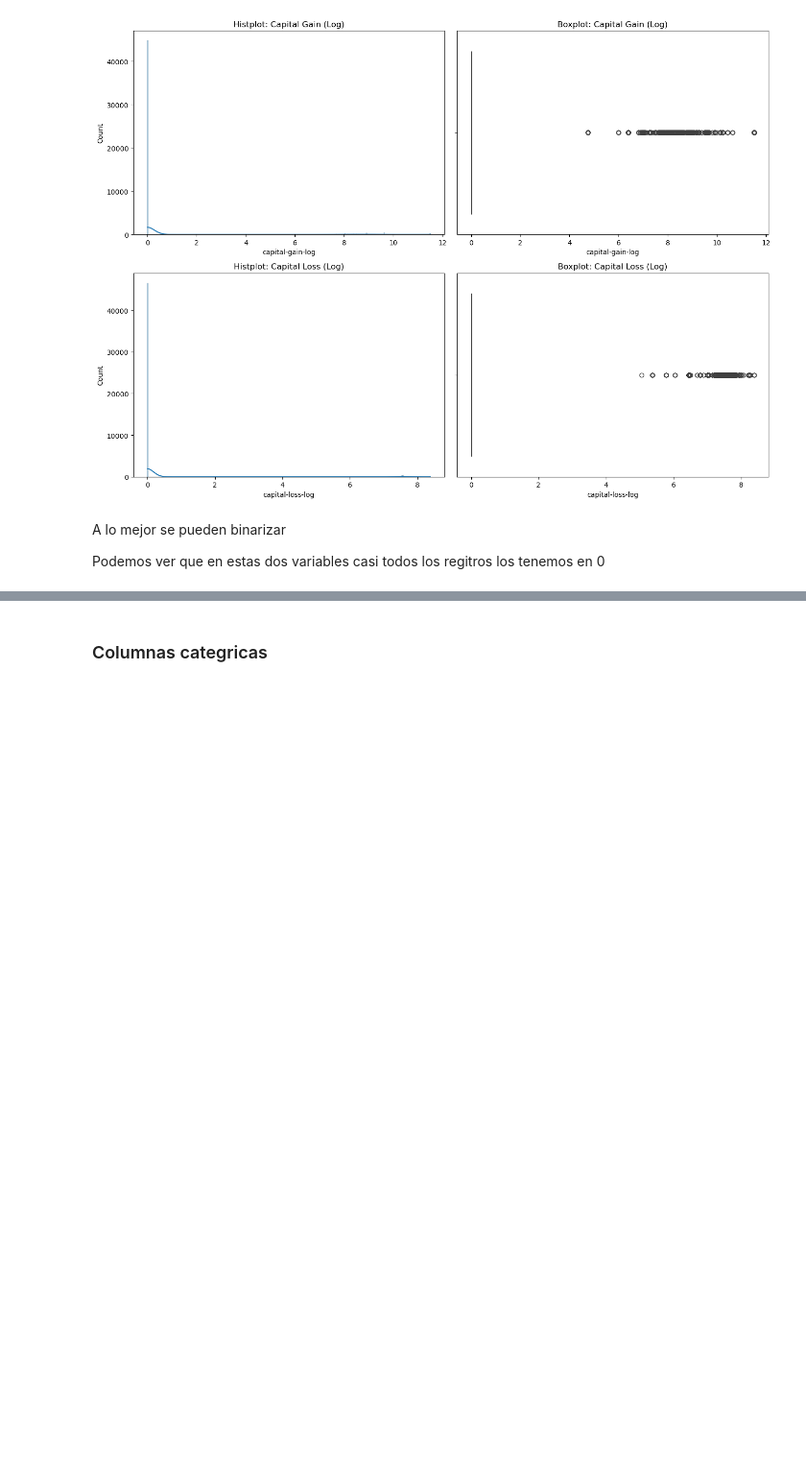
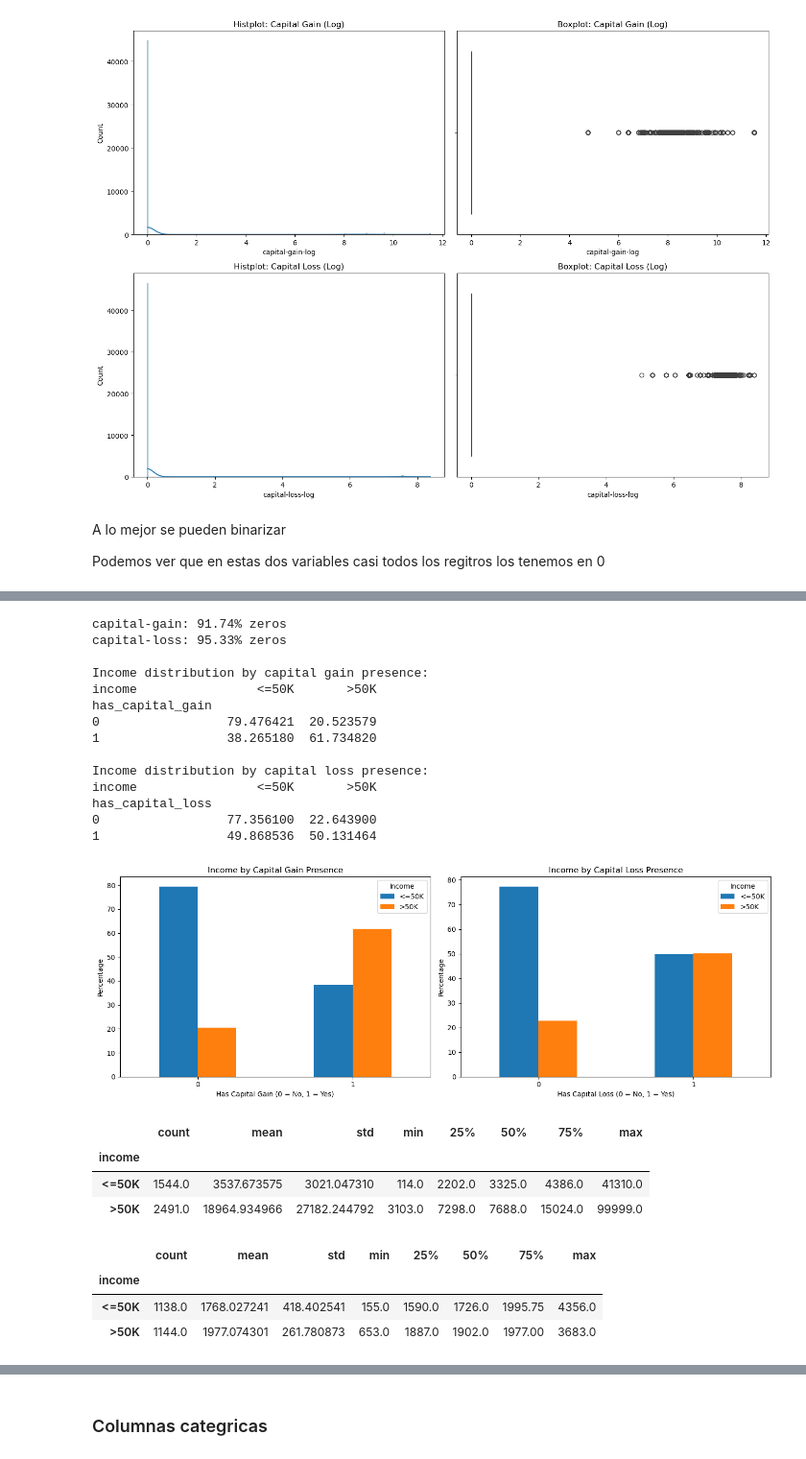
Before and after one commit to lauri871/trabajo_final, a Jupyter notebook: EDA.ipynb, the cells around one changed output, grey strips where cells are left out. Shown at 96% size. Saved outputs shown, nothing was run; the diff lists cells and outputs as text; code cells hidden in the pictures; blank space fills up the shorter version.

```diff
--- a/EDA.ipynb
+++ b/EDA.ipynb
@@ -389,3 +468,71 @@ Podemos ver que en estas dos variables casi todos los regitros los tenemos en 0
+# %%
+df['has_capital_gain'] = (df['capital-gain'] > 0).astype(int)
+df['has_capital_loss'] = (df['capital-loss'] > 0).astype(int)
+
+# Ver porcentaje de ceros en variables originales
+for col in ['capital-gain', 'capital-loss']:
+    zero_pct = (df[col] == 0).mean() * 100
+    print(f"{col}: {zero_pct:.2f}% zeros")
+
+# Comparar income según presencia/ausencia de capital gain/loss
+gain_income = pd.crosstab(df['has_capital_gain'], df['income'], normalize='index') * 100
+loss_income = pd.crosstab(df['has_capital_loss'], df['income'], normalize='index') * 100
+
+print("\nIncome distribution by capital gain presence:")
+print(gain_income)
+
+print("\nIncome distribution by capital loss presence:")
+print(loss_income)
+
+# Visualización
+fig, axes = plt.subplots(1, 2, figsize=(14, 5))
+
+gain_income.plot(kind='bar', ax=axes[0])
+axes[0].set_title('Income by Capital Gain Presence')
+axes[0].set_xlabel('Has Capital Gain (0 = No, 1 = Yes)')
+axes[0].set_ylabel('Percentage')
+axes[0].legend(title='Income')
+axes[0].tick_params(axis='x', rotation=0)
+
+loss_income.plot(kind='bar', ax=axes[1])
+axes[1].set_title('Income by Capital Loss Presence')
+axes[1].set_xlabel('Has Capital Loss (0 = No, 1 = Yes)')
+axes[1].set_ylabel('Percentage')
+axes[1].legend(title='Income')
+axes[1].tick_params(axis='x', rotation=0)
+
+plt.tight_layout()
+plt.show()
+# %% [output]
+capital-gain: 91.74% zeros
+capital-loss: 95.33% zeros
+
+Income distribution by capital gain presence:
+income                <=50K       >50K
+has_capital_gain
+0                 79.476421  20.523579
+1                 38.265180  61.734820
+
+Income distribution by capital loss presence:
+income                <=50K       >50K
+has_capital_loss
+0                 77.356100  22.643900
+1                 49.868536  50.131464
+[figure, added]
+# %%
+df[df['capital-gain'] > 0].groupby('income')['capital-gain'].describe()
+# %% [output]
+|  | count | mean | std | min | 25% | 50% | 75% | max |
+| income |  |  |  |  |  |  |  |  |
+| <=50K | 1544.0 | 3537.673575 | 3021.047310 | 114.0 | 2202.0 | 3325.0 | 4386.0 | 41310.0 |
+| >50K | 2491.0 | 18964.934966 | 27182.244792 | 3103.0 | 7298.0 | 7688.0 | 15024.0 | 99999.0 |
+# %%
+df[df['capital-loss'] > 0].groupby('income')['capital-loss'].describe()
+# %% [output]
+|  | count | mean | std | min | 25% | 50% | 75% | max |
+| income |  |  |  |  |  |  |  |  |
+| <=50K | 1138.0 | 1768.027241 | 418.402541 | 155.0 | 1590.0 | 1726.0 | 1995.75 | 4356.0 |
+| >50K | 1144.0 | 1977.074301 | 261.780873 | 653.0 | 1887.0 | 1902.0 | 1977.00 | 3683.0 |
 # %%
 df[num_cols].describe(percentiles=[.25, .5, .75, .9, .95, .99]).T.sort_values(by='50%', ascending=False)
 # %% [output]
```
Also changed, not shown: parts of 8 cells of this notebook.
